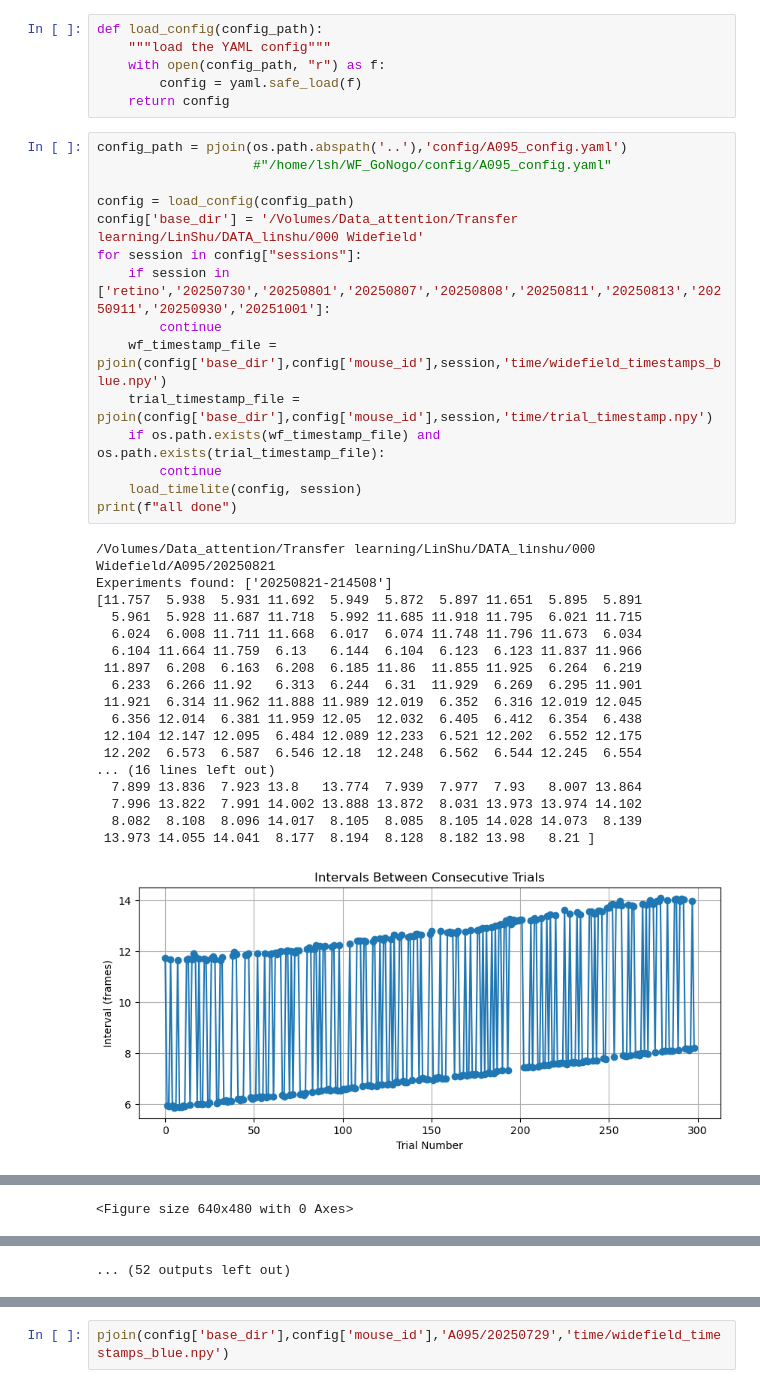
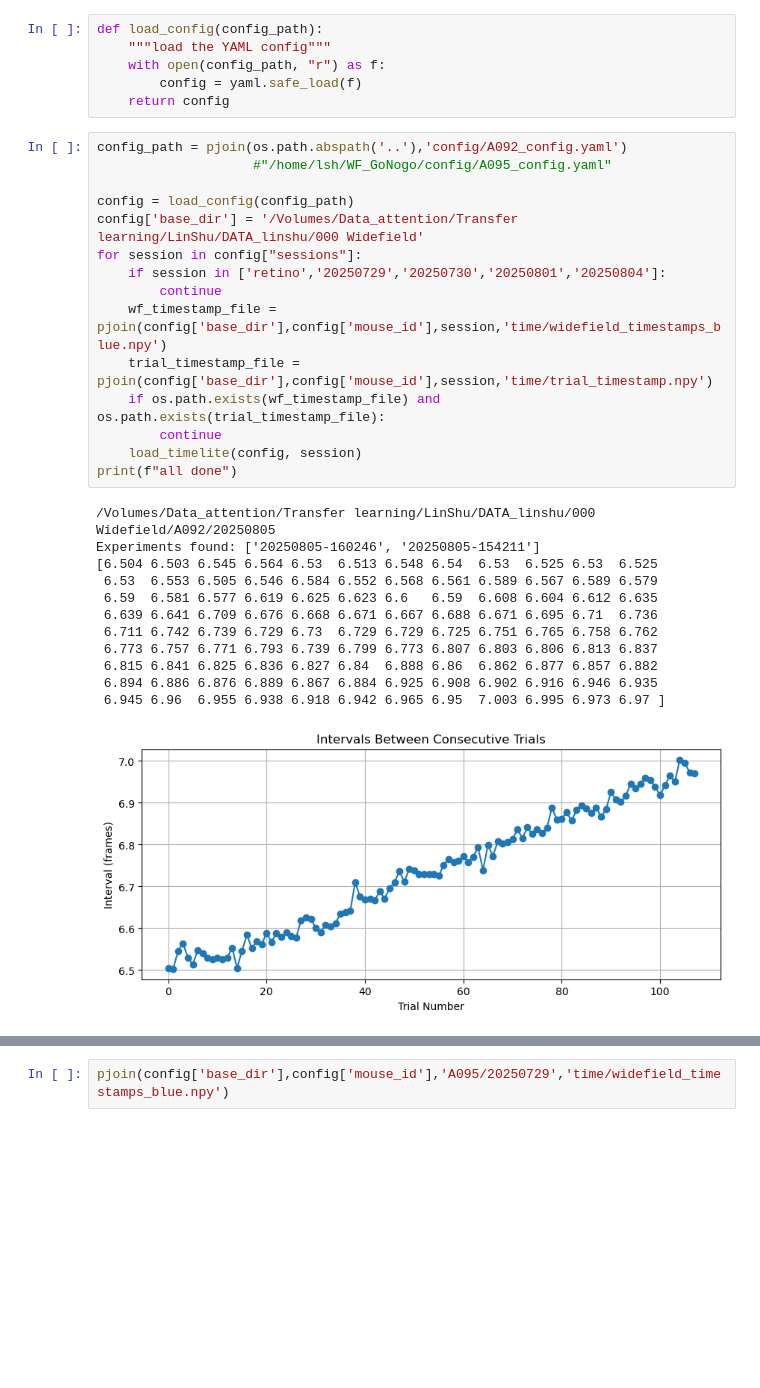
Before and after one commit to Sh555Lin/WF_GoNogo, a Jupyter notebook: analysis/load_timelite.ipynb, the cells around one changed output, grey strips where cells are left out. Cells and saved outputs as stored; diff of their text form; blank space fills up the shorter version.

```diff
--- a/analysis/load_timelite.ipynb
+++ b/analysis/load_timelite.ipynb
@@ -20,36 +20,30 @@ def load_config(config_path):
         config = yaml.safe_load(f)
     return config
 # %%
-config_path = pjoin(os.path.abspath('..'),'config/A095_config.yaml')
+config_path = pjoin(os.path.abspath('..'),'config/A092_config.yaml')
                     #"/home/lsh/WF_GoNogo/config/A095_config.yaml"
 
 config = load_config(config_path)
 config['base_dir'] = '/Volumes/Data_attention/Transfer learning/LinShu/DATA_linshu/000 Widefield'
 for session in config["sessions"]:
-    if session in ['retino','20250730','20250801','20250807','20250808','20250811','20250813','20250911','20250930','20251001']:
+    if session in ['retino','20250729','20250730','20250801','20250804']:
         continue
     wf_timestamp_file =  pjoin(config['base_dir'],config['mouse_id'],session,'time/widefield_timestamps_blue.npy')
     trial_timestamp_file = pjoin(config['base_dir'],config['mouse_id'],session,'time/trial_timestamp.npy')
     if os.path.exists(wf_timestamp_file) and os.path.exists(trial_timestamp_file):
         continue
     load_timelite(config, session)
 print(f"all done")
 # %% [output]
-/Volumes/Data_attention/Transfer learning/LinShu/DATA_linshu/000 Widefield/A095/20250821
-Experiments found: ['20250821-214508']
-[11.757  5.938  5.931 11.692  5.949  5.872  5.897 11.651  5.895  5.891
-  5.961  5.928 11.687 11.718  5.992 11.685 11.918 11.795  6.021 11.715
-  6.024  6.008 11.711 11.668  6.017  6.074 11.748 11.796 11.673  6.034
-  6.104 11.664 11.759  6.13   6.144  6.104  6.123  6.123 11.837 11.966
- 11.897  6.208  6.163  6.208  6.185 11.86  11.855 11.925  6.264  6.219
-  6.233  6.266 11.92   6.313  6.244  6.31  11.929  6.269  6.295 11.901
- 11.921  6.314 11.962 11.888 11.989 12.019  6.352  6.316 12.019 12.045
-  6.356 12.014  6.381 11.959 12.05  12.032  6.405  6.412  6.354  6.438
- 12.104 12.147 12.095  6.484 12.089 12.233  6.521 12.202  6.552 12.175
- 12.202  6.573  6.587  6.546 12.18  12.248  6.562  6.544 12.245  6.554
-... (16 lines left out)
-  7.899 13.836  7.923 13.8   13.774  7.939  7.977  7.93   8.007 13.864
-  7.996 13.822  7.991 14.002 13.888 13.872  8.031 13.973 13.974 14.102
-  8.082  8.108  8.096 14.017  8.105  8.085  8.105 14.028 14.073  8.139
- 13.973 14.055 14.041  8.177  8.194  8.128  8.182 13.98   8.21 ]
+/Volumes/Data_attention/Transfer learning/LinShu/DATA_linshu/000 Widefield/A092/20250805
+Experiments found: ['20250805-160246', '20250805-154211']
+[6.504 6.503 6.545 6.564 6.53  6.513 6.548 6.54  6.53  6.525 6.53  6.525
+ 6.53  6.553 6.505 6.546 6.584 6.552 6.568 6.561 6.589 6.567 6.589 6.579
+ 6.59  6.581 6.577 6.619 6.625 6.623 6.6   6.59  6.608 6.604 6.612 6.635
+ 6.639 6.641 6.709 6.676 6.668 6.671 6.667 6.688 6.671 6.695 6.71  6.736
+ 6.711 6.742 6.739 6.729 6.73  6.729 6.729 6.725 6.751 6.765 6.758 6.762
+ 6.773 6.757 6.771 6.793 6.739 6.799 6.773 6.807 6.803 6.806 6.813 6.837
+ 6.815 6.841 6.825 6.836 6.827 6.84  6.888 6.86  6.862 6.877 6.857 6.882
+ 6.894 6.886 6.876 6.889 6.867 6.884 6.925 6.908 6.902 6.916 6.946 6.935
+ 6.945 6.96  6.955 6.938 6.918 6.942 6.965 6.95  7.003 6.995 6.973 6.97 ]
-[figure, old version]
+[figure, new version]
@@ -95 +67,0 @@ Experiments found: ['20250822-182151']
-<Figure size 640x480 with 0 Axes>
@@ -114 +67,0 @@ Generated trial_timestamp.npy for 20250822-182151
-... (52 outputs left out)
```
Also changed, not shown: parts of 9 cells of this notebook, 9 other files.
